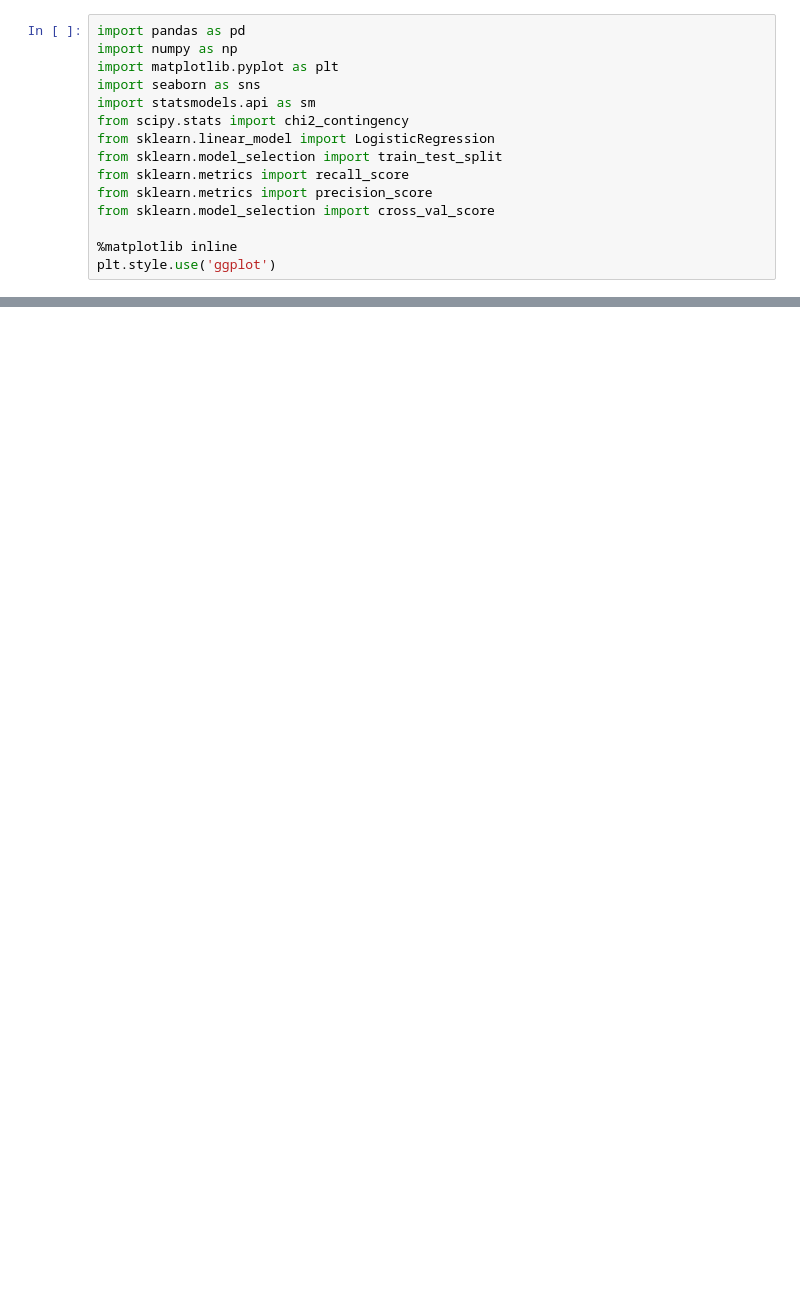
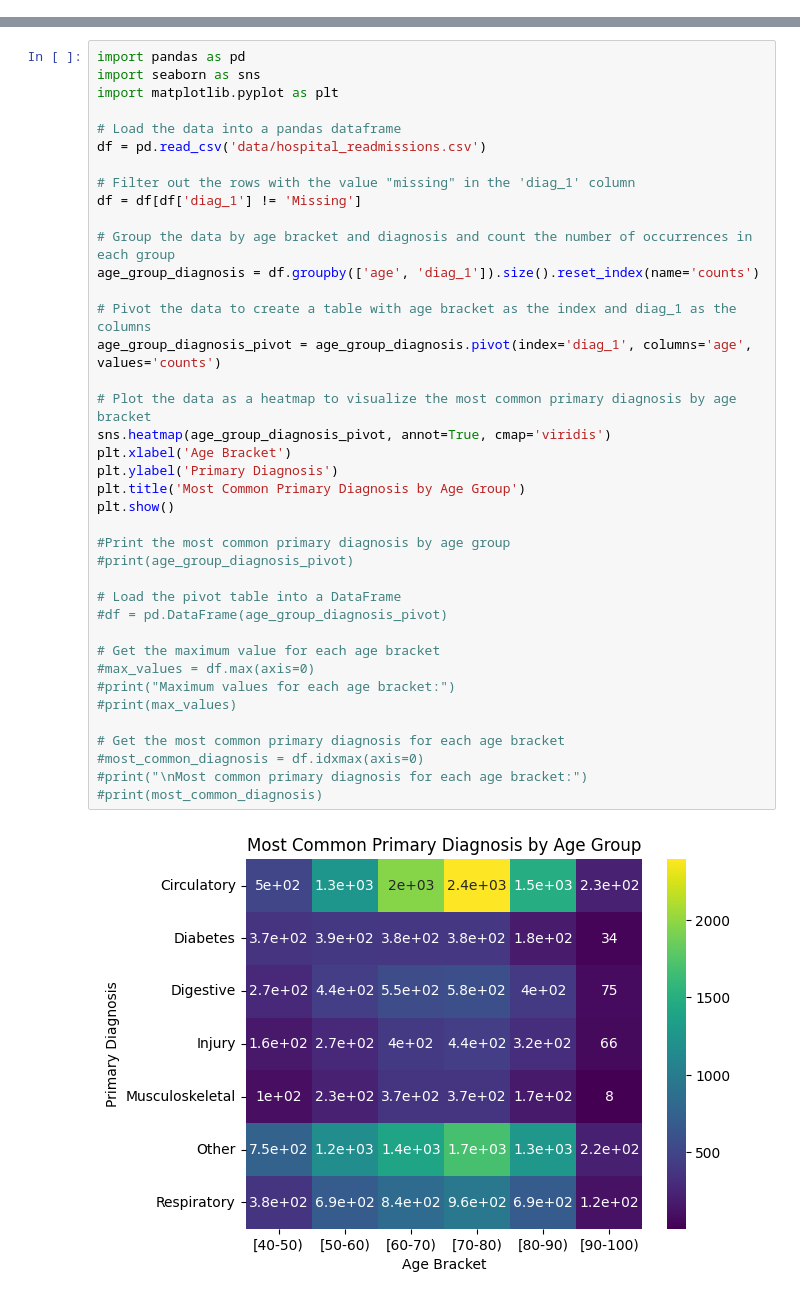
Before and after one commit to losethm/Hospital-Readmission, a Jupyter notebook: hospitalreadmissions/notebook.ipynb, the cells around one changed output, grey strips where cells are left out. Cells and saved outputs as stored; diff of their text form; blank space fills up the shorter version.

```diff
--- a/hospitalreadmissions/notebook.ipynb
+++ b/hospitalreadmissions/notebook.ipynb
@@ -72,15 +0,0 @@ Create a report that covers the following:
-# %%
-import pandas as pd
-import numpy as np
-import matplotlib.pyplot as plt
-import seaborn as sns
-import statsmodels.api as sm
-from scipy.stats import chi2_contingency
-from sklearn.linear_model import LogisticRegression
-from sklearn.model_selection import train_test_split
-from sklearn.metrics import recall_score
-from sklearn.metrics import precision_score
-from sklearn.model_selection import cross_val_score
-
-%matplotlib inline
-plt.style.use('ggplot')
@@ -650,0 +117,41 @@ weighted avg       0.63      0.63      0.63      5000
+# %%
+import pandas as pd
+import seaborn as sns
+import matplotlib.pyplot as plt
+
+# Load the data into a pandas dataframe
+df = pd.read_csv('data/hospital_readmissions.csv')
+
+# Filter out the rows with the value "missing" in the 'diag_1' column
+df = df[df['diag_1'] != 'Missing']
+
+# Group the data by age bracket and diagnosis and count the number of occurrences in each group
+age_group_diagnosis = df.groupby(['age', 'diag_1']).size().reset_index(name='counts')
+
+# Pivot the data to create a table with age bracket as the index and diag_1 as the columns
+age_group_diagnosis_pivot = age_group_diagnosis.pivot(index='diag_1', columns='age', values='counts')
+
+# Plot the data as a heatmap to visualize the most common primary diagnosis by age bracket
+sns.heatmap(age_group_diagnosis_pivot, annot=True, cmap='viridis')
+plt.xlabel('Age Bracket')
+plt.ylabel('Primary Diagnosis')
+plt.title('Most Common Primary Diagnosis by Age Group')
+plt.show()
+
+#Print the most common primary diagnosis by age group
+#print(age_group_diagnosis_pivot)
+
+# Load the pivot table into a DataFrame
+#df = pd.DataFrame(age_group_diagnosis_pivot)
+
+# Get the maximum value for each age bracket
+#max_values = df.max(axis=0)
+#print("Maximum values for each age bracket:")
+#print(max_values)
+
+# Get the most common primary diagnosis for each age bracket
+#most_common_diagnosis = df.idxmax(axis=0)
+#print("\nMost common primary diagnosis for each age bracket:")
+#print(most_common_diagnosis)
+# %% [output]
+[figure, added]
```
Also changed, not shown: parts of 114 cells of this notebook, 2 other files.
